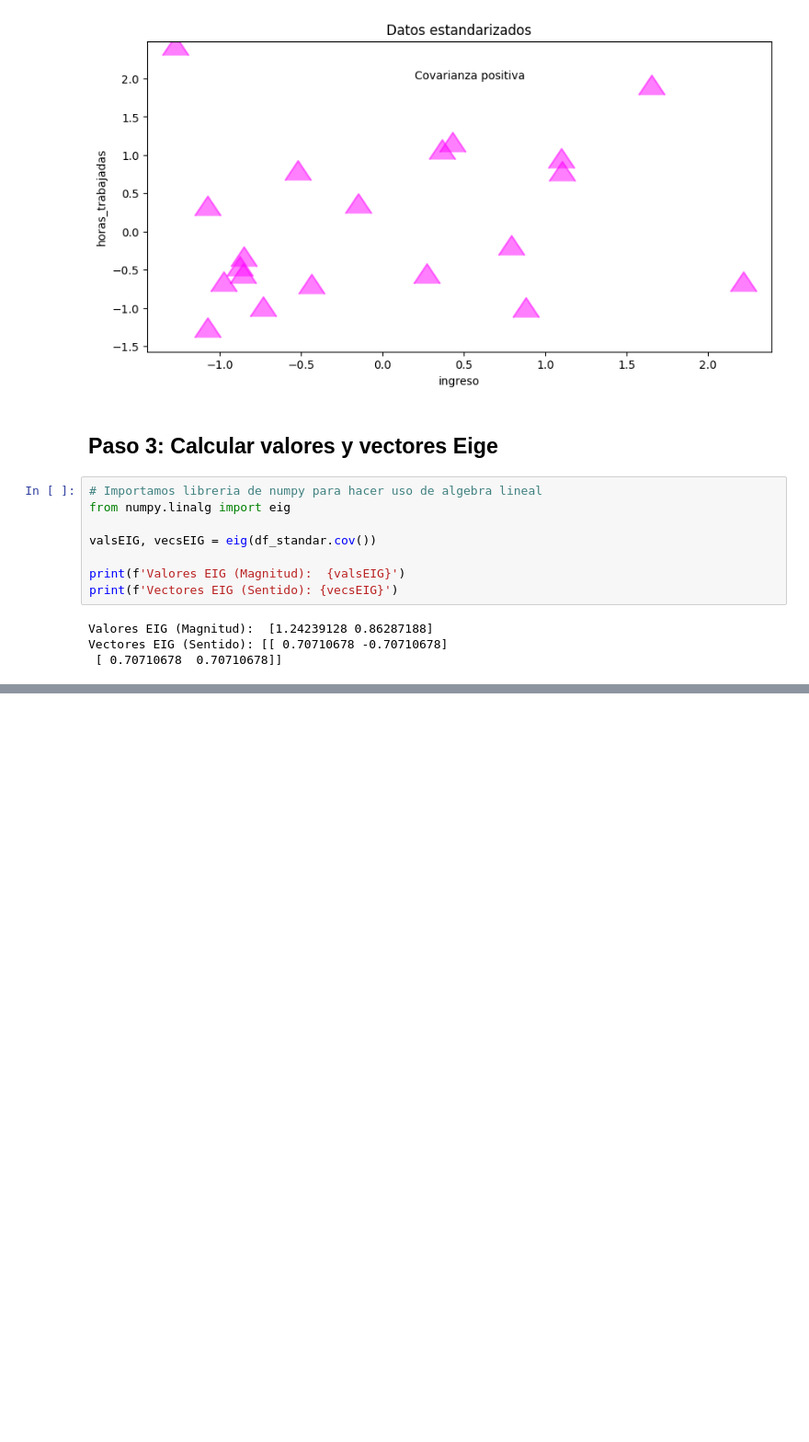
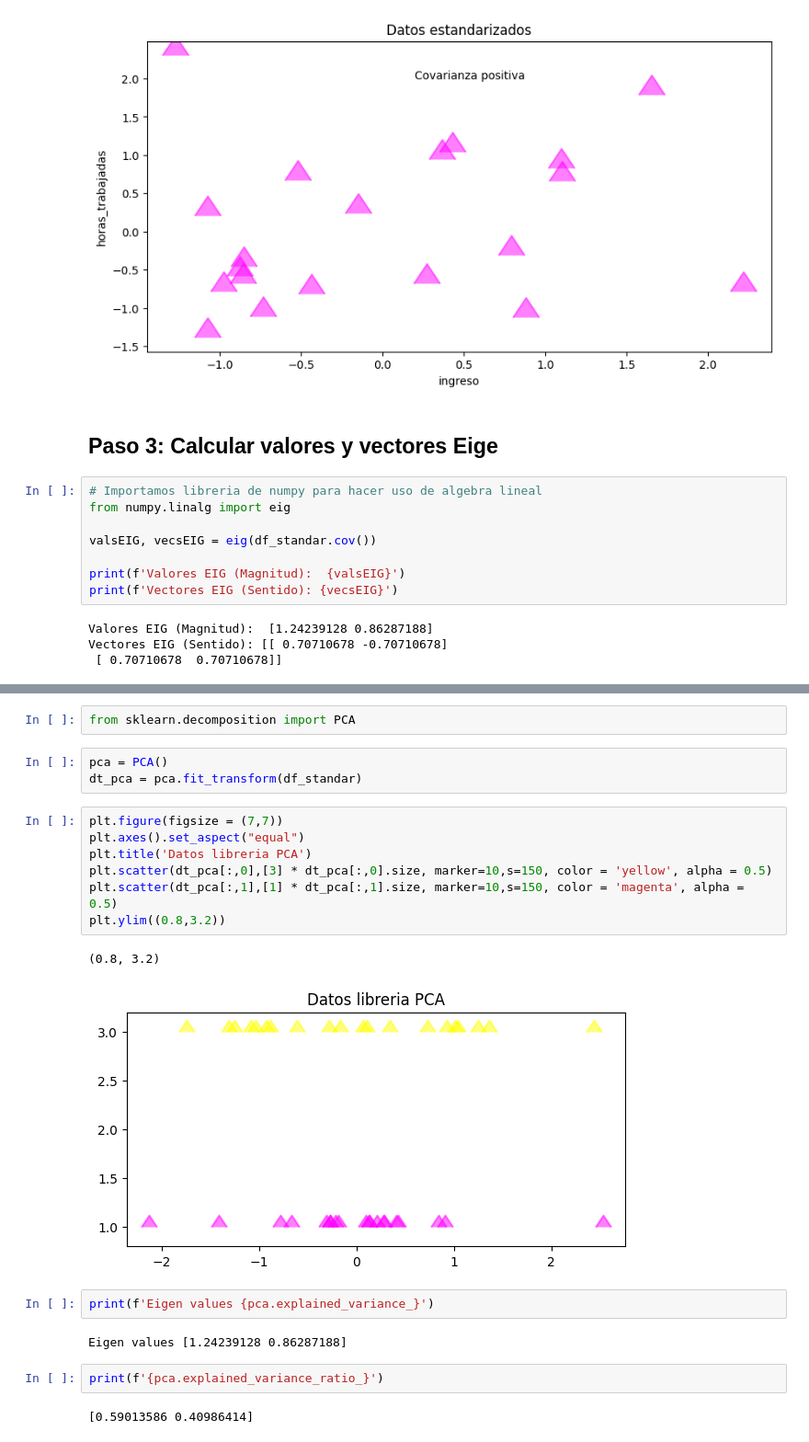
Before and after one commit to Thomas0624/Machine-Learning, a Jupyter notebook: PCA.ipynb, the cells around one changed output, grey strips where cells are left out. Shown: that part at 92% size. Saved outputs shown, nothing was run; the diff lists cells and outputs as text; blank space fills up the shorter version.

```diff
--- a/PCA.ipynb
+++ b/PCA.ipynb
@@ -107,0 +174,23 @@ Vectores EIG (Sentido): [[ 0.70710678 -0.70710678]
+# %%
+from sklearn.decomposition import PCA
+# %%
+pca = PCA()
+dt_pca = pca.fit_transform(df_standar)
+# %%
+plt.figure(figsize = (7,7))
+plt.axes().set_aspect("equal")
+plt.title('Datos libreria PCA')
+plt.scatter(dt_pca[:,0],[3] * dt_pca[:,0].size, marker=10,s=150, color = 'yellow', alpha = 0.5)
+plt.scatter(dt_pca[:,1],[1] * dt_pca[:,1].size, marker=10,s=150, color = 'magenta', alpha = 0.5)
+plt.ylim((0.8,3.2))
+# %% [output]
+(0.8, 3.2)
+[figure, added]
+# %%
+print(f'Eigen values {pca.explained_variance_}')
+# %% [output]
+Eigen values [1.24239128 0.86287188]
+# %%
+print(f'{pca.explained_variance_ratio_}')
+# %% [output]
+[0.59013586 0.40986414]
```
Also changed, not shown: parts of 7 cells of this notebook, 18 other files.
